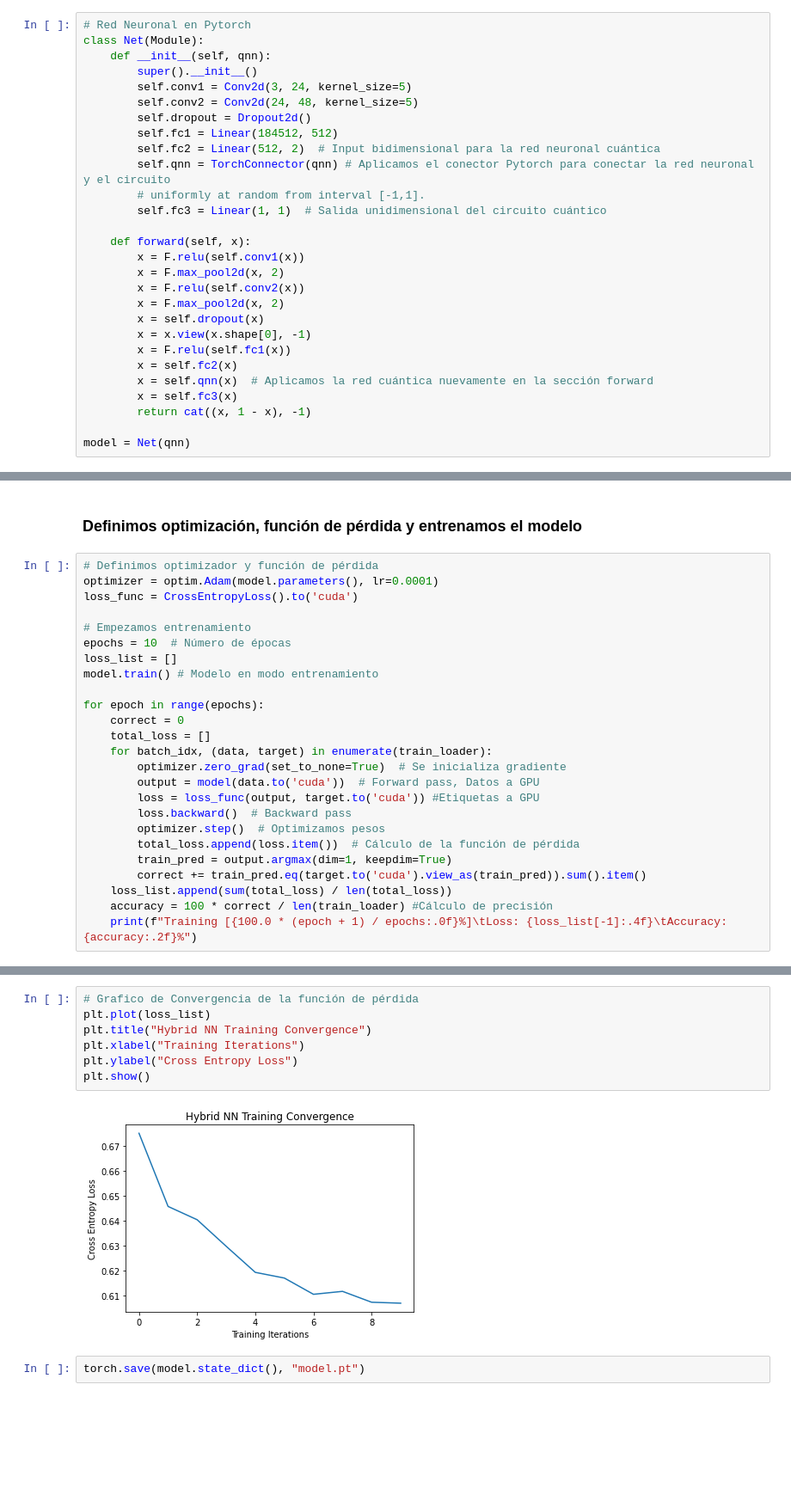
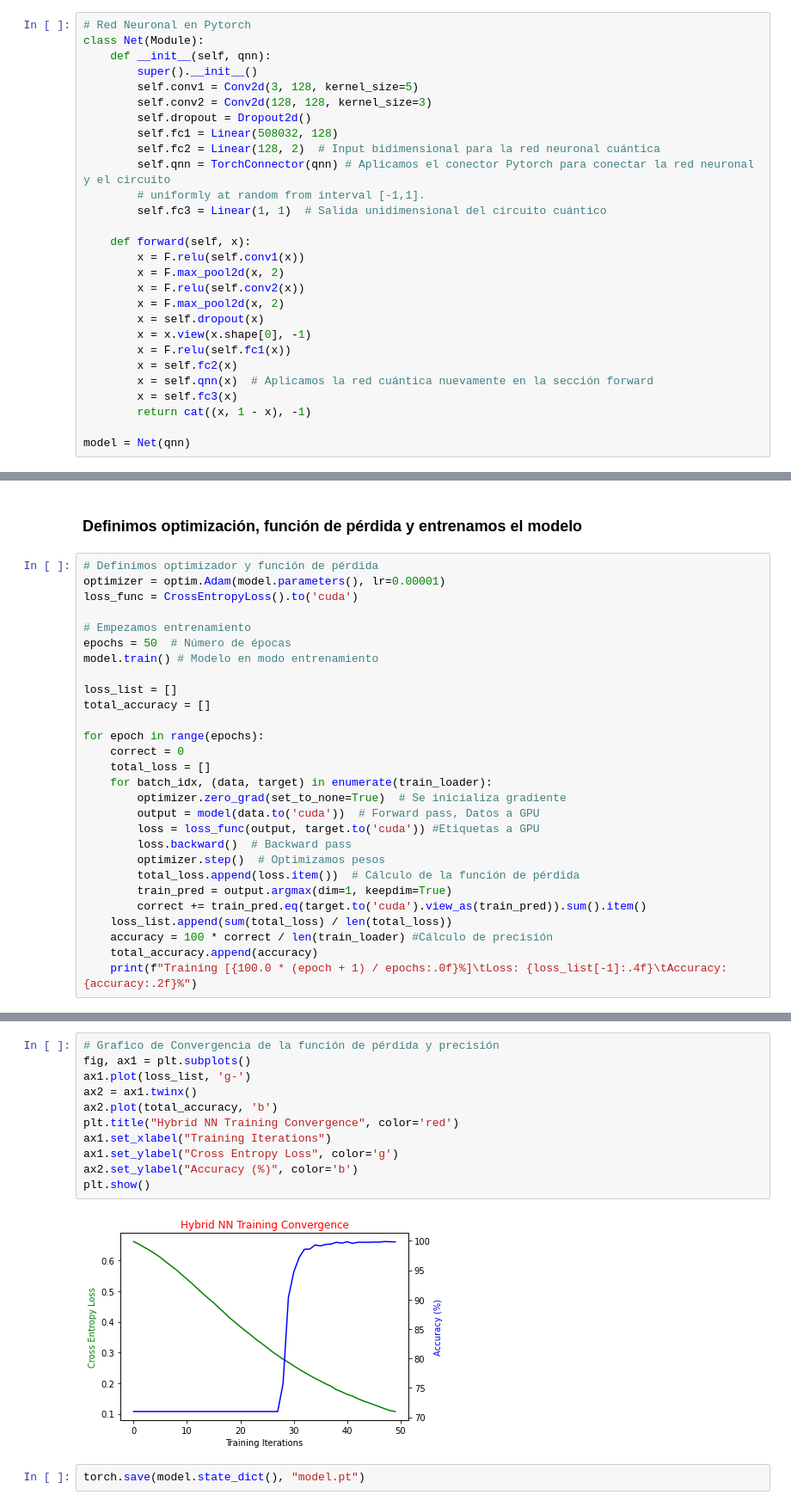
Before and after one commit to contepablod/QCNNCancerBinaryClassifier, a Jupyter notebook: ClasificadorCancerEsofago.ipynb, the cells around one changed output, grey strips where cells are left out. Shown at 86% size. Cells and saved outputs as stored; diff of their text form; blank space fills up the shorter version.

```diff
--- a/ClasificadorCancerEsofago.ipynb
+++ b/ClasificadorCancerEsofago.ipynb
@@ -394,11 +396,11 @@ qnn.circuit.draw(output='mpl')
 class Net(Module):
     def __init__(self, qnn):
         super().__init__()
-        self.conv1 = Conv2d(3, 24, kernel_size=5)
-        self.conv2 = Conv2d(24, 48, kernel_size=5)
+        self.conv1 = Conv2d(3, 128, kernel_size=5)
+        self.conv2 = Conv2d(128, 128, kernel_size=3)
         self.dropout = Dropout2d()
-        self.fc1 = Linear(184512, 512)
-        self.fc2 = Linear(512, 2)  # Input bidimensional para la red neuronal cuántica
+        self.fc1 = Linear(508032, 128)
+        self.fc2 = Linear(128, 2)  # Input bidimensional para la red neuronal cuántica
         self.qnn = TorchConnector(qnn) # Aplicamos el conector Pytorch para conectar la red neuronal y el circuito
         # uniformly at random from interval [-1,1].
         self.fc3 = Linear(1, 1)  # Salida unidimensional del circuito cuántico
@@ -445,13 +448,15 @@ Image('https://raw.githubusercontent.com/contepablod/QCNNCancerClassifier/master
 ### Definimos optimización, función de pérdida y entrenamos el modelo
 # %%
 # Definimos optimizador y función de pérdida
-optimizer = optim.Adam(model.parameters(), lr=0.0001)
+optimizer = optim.Adam(model.parameters(), lr=0.00001)
 loss_func = CrossEntropyLoss().to('cuda')
 
 # Empezamos entrenamiento
-epochs = 10  # Número de épocas
+epochs = 50  # Número de épocas
+model.train() # Modelo en modo entrenamiento
+
 loss_list = []
-model.train() # Modelo en modo entrenamiento
+total_accuracy = []
 
 for epoch in range(epochs):
     correct = 0
@@ -467,5 +472,6 @@ for epoch in range(epochs):
         correct += train_pred.eq(target.to('cuda').view_as(train_pred)).sum().item()
     loss_list.append(sum(total_loss) / len(total_loss))
     accuracy = 100 * correct / len(train_loader) #Cálculo de precisión
+    total_accuracy.append(accuracy)
     print(f"Training [{100.0 * (epoch + 1) / epochs:.0f}%]\tLoss: {loss_list[-1]:.4f}\tAccuracy: {accuracy:.2f}%")
 # %% [output]
@@ -482,12 +495,16 @@ Training [100%] Loss: 0.6070    Accuracy: 70.98%
 # %%
-# Grafico de Convergencia de la función de pérdida
-plt.plot(loss_list)
-plt.title("Hybrid NN Training Convergence")
-plt.xlabel("Training Iterations")
-plt.ylabel("Cross Entropy Loss")
+# Grafico de Convergencia de la función de pérdida y precisión
+fig, ax1 = plt.subplots()
+ax1.plot(loss_list, 'g-')
+ax2 = ax1.twinx()
+ax2.plot(total_accuracy, 'b')
+plt.title("Hybrid NN Training Convergence", color='red')
+ax1.set_xlabel("Training Iterations")
+ax1.set_ylabel("Cross Entropy Loss", color='g')
+ax2.set_ylabel("Accuracy (%)", color='b')
 plt.show()
 # %% [output]
-[figure, old version]
+[figure, new version]
 # %%
 torch.save(model.state_dict(), "model.pt")
 # %%
```
Also changed, not shown: parts of 17 cells of this notebook.
